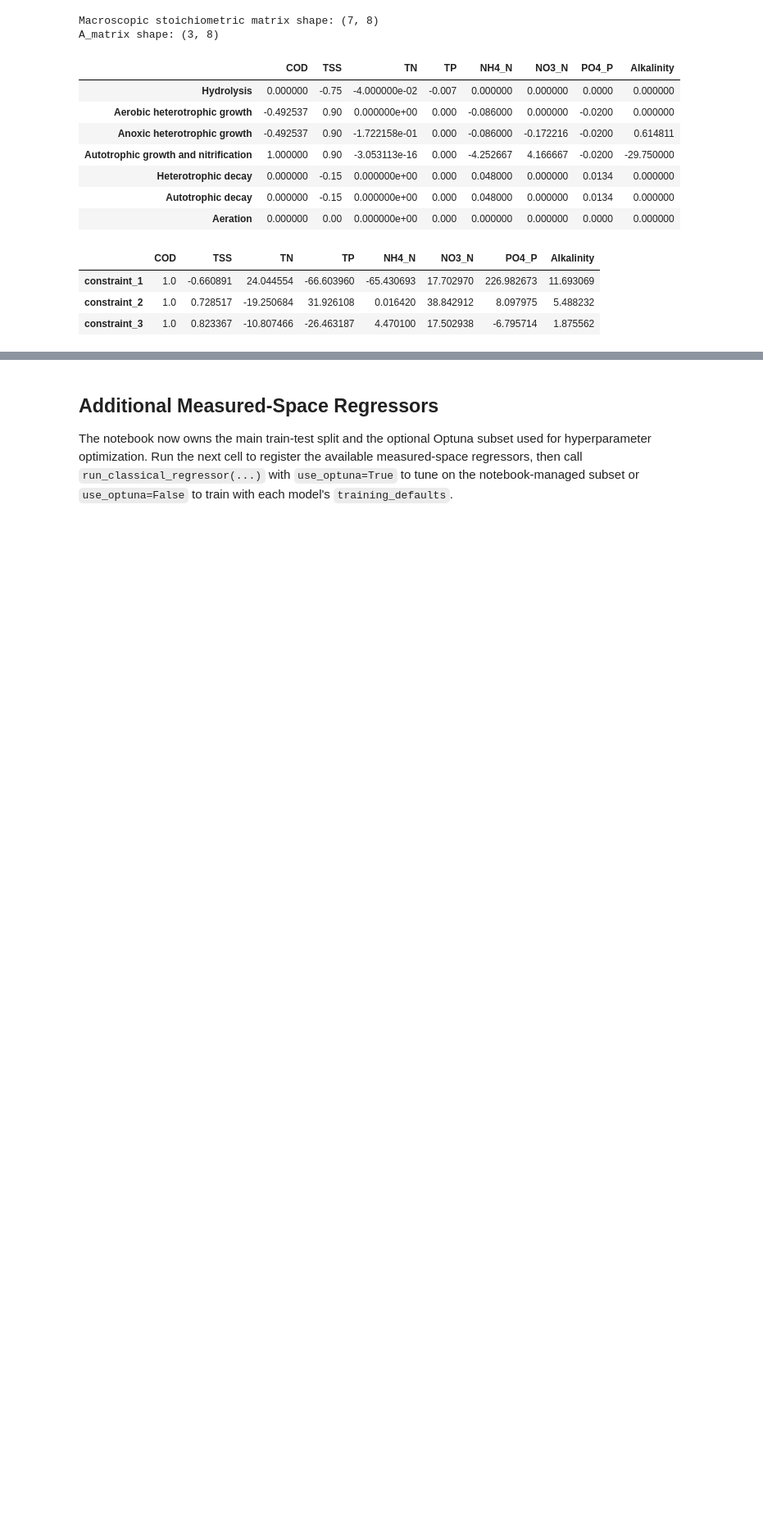
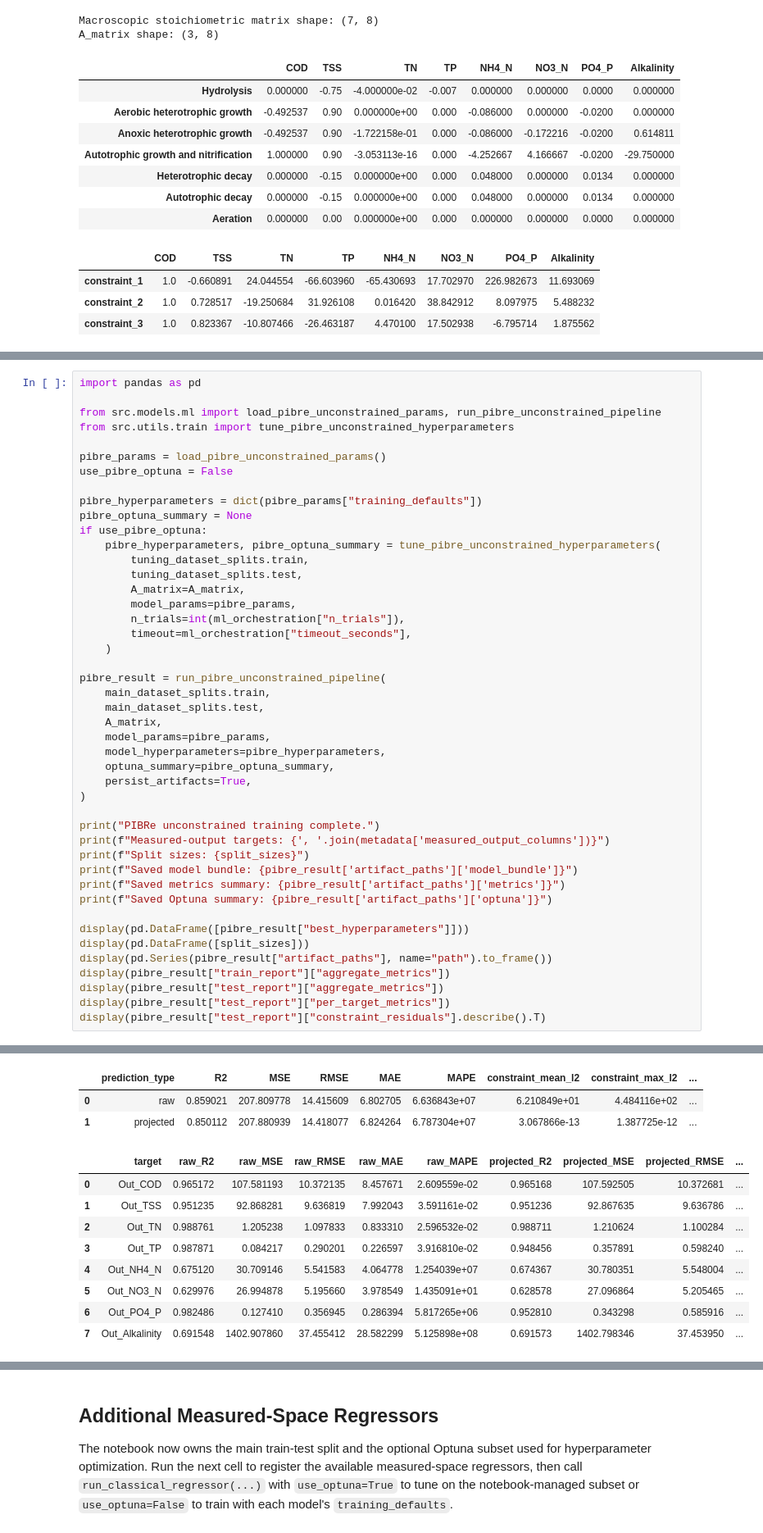
Before and after one commit to egbertoselerio1997/pibre-model, a Jupyter notebook: main.ipynb, the cells around one changed output, grey strips where cells are left out. Shown at 82% size. Saved outputs shown, nothing was run; the diff lists cells and outputs as text; blank space fills up the shorter version.

```diff
--- a/main.ipynb
+++ b/main.ipynb
@@ -258,0 +180,46 @@ Saved Optuna summary: None
+# %%
+import pandas as pd
+
+from src.models.ml import load_pibre_unconstrained_params, run_pibre_unconstrained_pipeline
+from src.utils.train import tune_pibre_unconstrained_hyperparameters
+
+pibre_params = load_pibre_unconstrained_params()
+use_pibre_optuna = False
+
+pibre_hyperparameters = dict(pibre_params["training_defaults"])
+pibre_optuna_summary = None
+if use_pibre_optuna:
+    pibre_hyperparameters, pibre_optuna_summary = tune_pibre_unconstrained_hyperparameters(
+        tuning_dataset_splits.train,
+        tuning_dataset_splits.test,
+        A_matrix=A_matrix,
+        model_params=pibre_params,
+        n_trials=int(ml_orchestration["n_trials"]),
+        timeout=ml_orchestration["timeout_seconds"],
+    )
+
+pibre_result = run_pibre_unconstrained_pipeline(
+    main_dataset_splits.train,
+    main_dataset_splits.test,
+    A_matrix,
+    model_params=pibre_params,
+    model_hyperparameters=pibre_hyperparameters,
+    optuna_summary=pibre_optuna_summary,
+    persist_artifacts=True,
+)
+
+print("PIBRe unconstrained training complete.")
+print(f"Measured-output targets: {', '.join(metadata['measured_output_columns'])}")
+print(f"Split sizes: {split_sizes}")
+print(f"Saved model bundle: {pibre_result['artifact_paths']['model_bundle']}")
+print(f"Saved metrics summary: {pibre_result['artifact_paths']['metrics']}")
+print(f"Saved Optuna summary: {pibre_result['artifact_paths']['optuna']}")
+
+display(pd.DataFrame([pibre_result["best_hyperparameters"]]))
+display(pd.DataFrame([split_sizes]))
+display(pd.Series(pibre_result["artifact_paths"], name="path").to_frame())
+display(pibre_result["train_report"]["aggregate_metrics"])
+display(pibre_result["test_report"]["aggregate_metrics"])
+display(pibre_result["test_report"]["per_target_metrics"])
+display(pibre_result["test_report"]["constraint_residuals"].describe().T)
+# %% [output]
@@ -258,0 +243,12 @@ Saved Optuna summary: None
+|  | prediction_type | R2 | MSE | RMSE | MAE | MAPE | constraint_mean_l2 | constraint_max_l2 | ... |
+| 0 | raw | 0.859021 | 207.809778 | 14.415609 | 6.802705 | 6.636843e+07 | 6.210849e+01 | 4.484116e+02 | ... |
+| 1 | projected | 0.850112 | 207.880939 | 14.418077 | 6.824264 | 6.787304e+07 | 3.067866e-13 | 1.387725e-12 | ... |
+|  | target | raw_R2 | raw_MSE | raw_RMSE | raw_MAE | raw_MAPE | projected_R2 | projected_MSE | projected_RMSE | ... |
+| 0 | Out_COD | 0.965172 | 107.581193 | 10.372135 | 8.457671 | 2.609559e-02 | 0.965168 | 107.592505 | 10.372681 | ... |
+| 1 | Out_TSS | 0.951235 | 92.868281 | 9.636819 | 7.992043 | 3.591161e-02 | 0.951236 | 92.867635 | 9.636786 | ... |
+| 2 | Out_TN | 0.988761 | 1.205238 | 1.097833 | 0.833310 | 2.596532e-02 | 0.988711 | 1.210624 | 1.100284 | ... |
+| 3 | Out_TP | 0.987871 | 0.084217 | 0.290201 | 0.226597 | 3.916810e-02 | 0.948456 | 0.357891 | 0.598240 | ... |
+| 4 | Out_NH4_N | 0.675120 | 30.709146 | 5.541583 | 4.064778 | 1.254039e+07 | 0.674367 | 30.780351 | 5.548004 | ... |
+| 5 | Out_NO3_N | 0.629976 | 26.994878 | 5.195660 | 3.978549 | 1.435091e+01 | 0.628578 | 27.096864 | 5.205465 | ... |
+| 6 | Out_PO4_P | 0.982486 | 0.127410 | 0.356945 | 0.286394 | 5.817265e+06 | 0.952810 | 0.343298 | 0.585916 | ... |
+| 7 | Out_Alkalinity | 0.691548 | 1402.907860 | 37.455412 | 28.582299 | 5.125898e+08 | 0.691573 | 1402.798346 | 37.453950 | ... |
```
Also changed, not shown: parts of 6 cells of this notebook, 11 other files.
